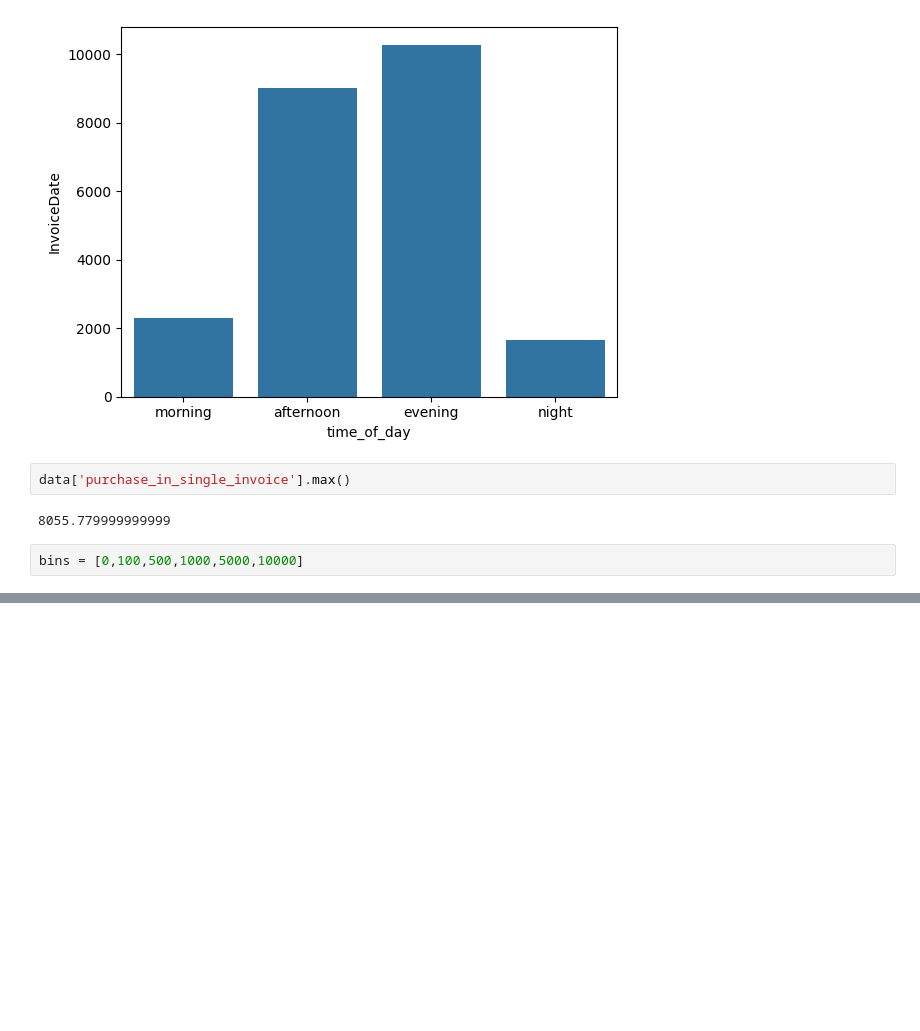
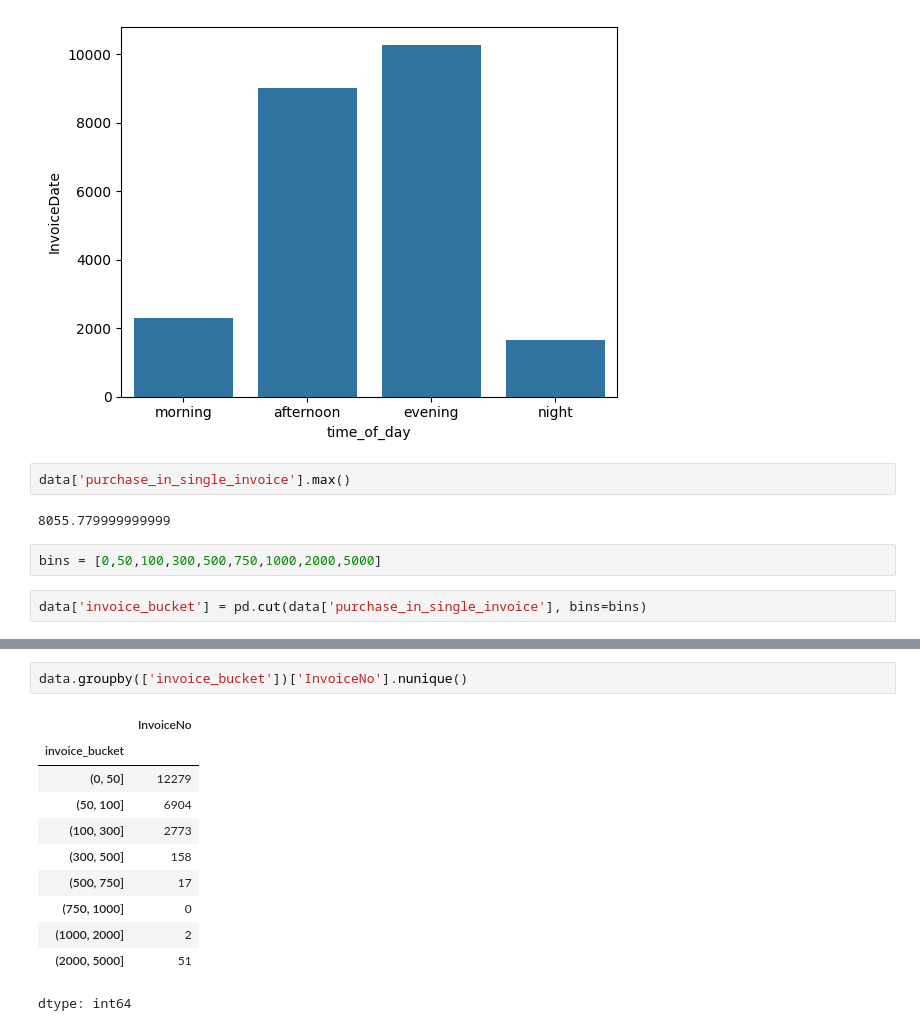
Before and after one commit to saurabhpatare/Customer-Journey-Mapping, a Jupyter notebook: Customer_Journey_Mapping.ipynb, the cells around one changed output, grey strips where cells are left out. Drawn from its saved outputs; the diff is of its cells as text; blank space fills up the shorter version.

```diff
--- a/Customer_Journey_Mapping.ipynb
+++ b/Customer_Journey_Mapping.ipynb
@@ -341,5 +341,7 @@ data['purchase_in_single_invoice'].max()
 # %% [output]
 8055.779999999999
 # %%
-bins = [0,100,500,1000,5000,10000]
+bins = [0,50,100,300,500,750,1000,2000,5000]
+# %%
+data['invoice_bucket'] = pd.cut(data['purchase_in_single_invoice'], bins=bins)
 # %%
@@ -346,0 +363,14 @@ data['']
+# %%
+data.groupby(['invoice_bucket'])['InvoiceNo'].nunique()
+# %% [output]
+|  | InvoiceNo |
+| invoice_bucket |  |
+| (0, 50] | 12279 |
+| (50, 100] | 6904 |
+| (100, 300] | 2773 |
+| (300, 500] | 158 |
+| (500, 750] | 17 |
+| (750, 1000] | 0 |
+| (1000, 2000] | 2 |
+| (2000, 5000] | 51 |
+dtype: int64
```
Also changed, not shown: parts of 1 cell of this notebook.
